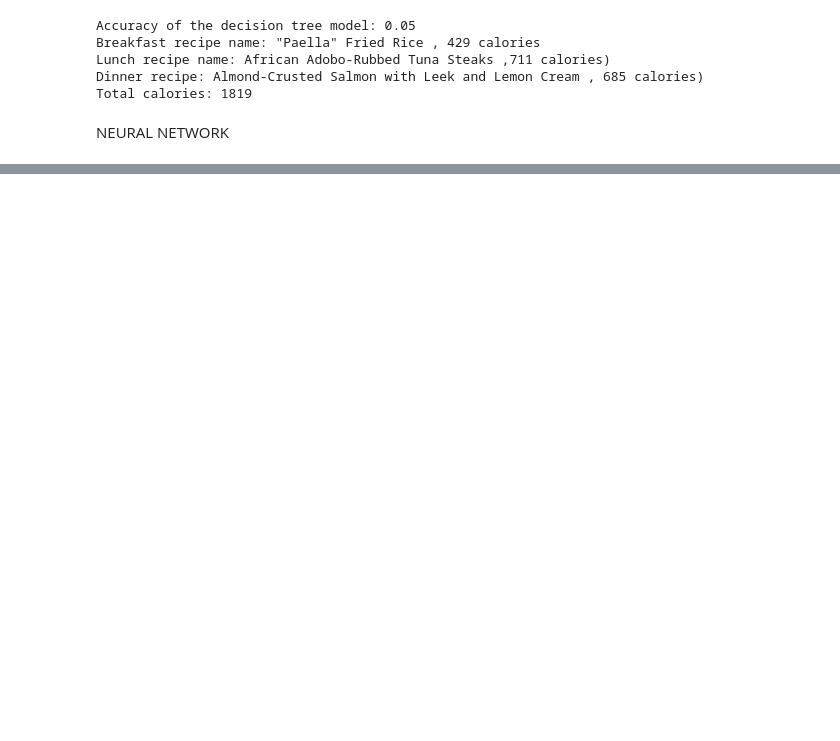
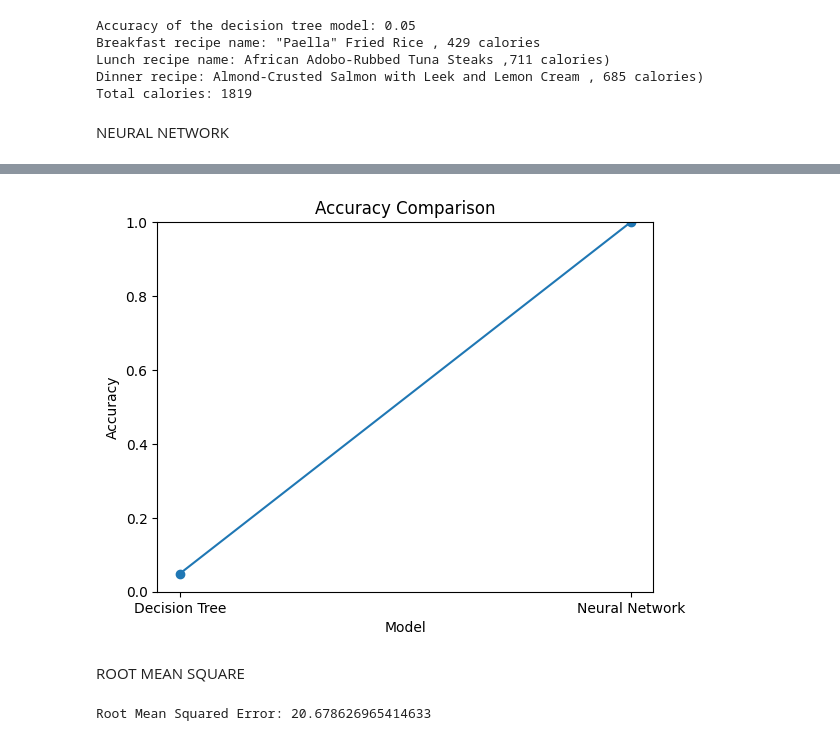
Before and after one commit to Vishesh-Krishna-S-A/Nutriv, a Jupyter notebook: Nutriv.ipynb, the cells around one changed output, grey strips where cells are left out. Cells and saved outputs as stored; diff of their text form; code cells hidden in the pictures; blank space fills up the shorter version.

```diff
--- a/Nutriv.ipynb
+++ b/Nutriv.ipynb
@@ -577,0 +527,73 @@ UnimplementedError: ignored
+# %%
+import numpy as np
+import pandas as pd
+import matplotlib.pyplot as plt
+from sklearn.tree import DecisionTreeClassifier
+from sklearn.neural_network import MLPClassifier
+
+# load the dataset
+data = pd.read_csv('Nutriv.csv')
+
+# split the dataset into training and testing datasets
+train_data = data.iloc[:80, :]
+test_data = data.iloc[80:, :]
+
+# create the decision tree model
+
+tree_accuracy = tree_model.score(test_data[features], test_data['calories'])
+
+# create the neural network model
+nn_model = MLPRegressor(hidden_layer_sizes=(10, 5), max_iter=10000)
+
+nn_model.fit(X_train, y_train)
+nn_accuracy = nn_model.score(test_data[features], test_data['calories'])
+
+# create the line graph
+x_values = ['Decision Tree', 'Neural Network']
+y_values = [tree_accuracy, nn_accuracy]
+plt.plot(x_values, y_values, '-o')
+plt.title('Accuracy Comparison')
+plt.xlabel('Model')
+plt.ylabel('Accuracy')
+plt.ylim(0, 1)
+plt.show()
+# %% [output]
+[figure, added]
+# %% [markdown]
+ROOT MEAN SQUARE
+# %%
+import numpy as np
+import pandas as pd
+from sklearn.neural_network import MLPRegressor
+from sklearn.metrics import mean_squared_error
+
+# Load the nutrition dataset
+data = pd.read_csv('Nutriv.csv')
+
+# Filter the dataset to include only breakfast, lunch, and dinner recipes
+data = data[['calories', 'breakfast', 'lunch', 'dinner']]
+data = data[data[['breakfast', 'lunch', 'dinner']].apply(lambda x: x.isin([0, 1]).all(), axis=1)]
+
+# Split the dataset into training and testing datasets
+train_data = data.iloc[:80, :]
+test_data = data.iloc[80:, :]
+
+# Define the neural network model
+model = MLPRegressor(hidden_layer_sizes=(10, 5), max_iter=10000)
+
+# Train the neural network model
+features = ['calories', 'breakfast', 'lunch', 'dinner']
+X_train = train_data[features]
+y_train = train_data['calories']
+model.fit(X_train, y_train)
+
+# Evaluate the performance of the model on the test set
+X_test = test_data[features]
+y_test = test_data['calories']
+y_pred = model.predict(X_test)
+rmse = np.sqrt(mean_squared_error(y_test, y_pred))
+
+# Print the RMSE score
+print(f"Root Mean Squared Error: {rmse}")
+# %% [output]
+Root Mean Squared Error: 20.678626965414633
```
Also changed, not shown: parts of 12 cells of this notebook.
